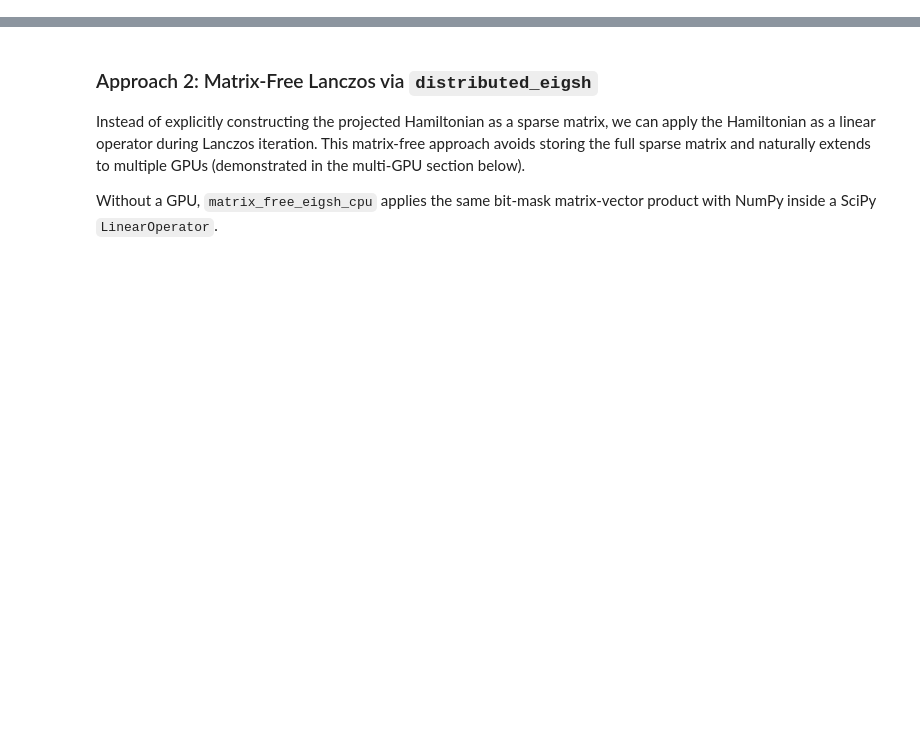
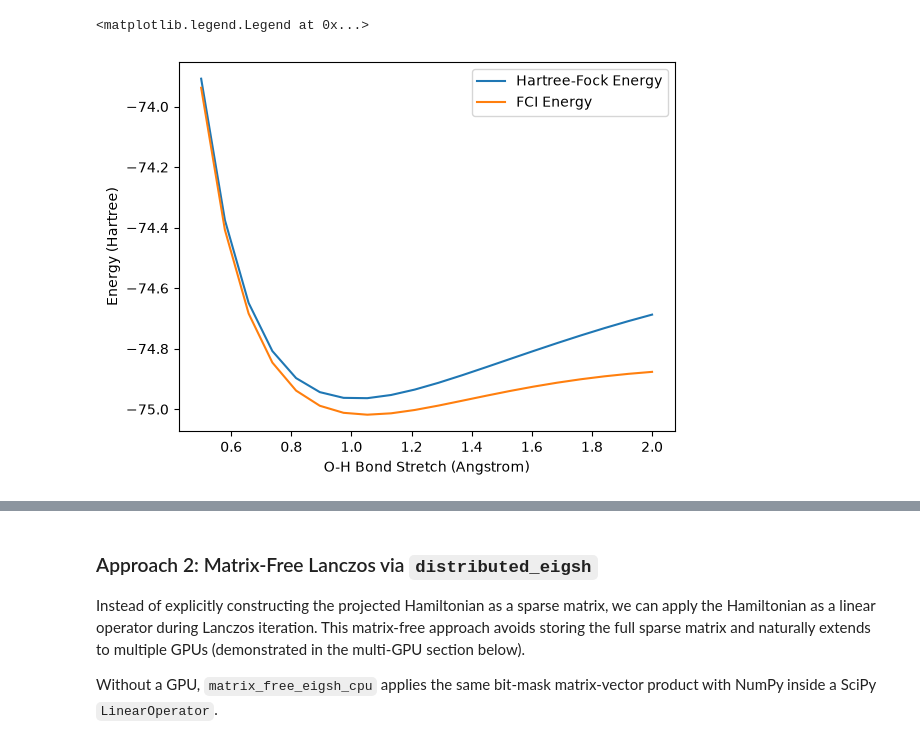
Before and after one commit to zohimchandani/sc26_quantum_tutorial, a Jupyter notebook: II_SKQD/skqd.ipynb, the cells around one changed output, grey strips where cells are left out. Drawn from its saved outputs; the diff is of its cells as text; code cells hidden in the pictures; blank space fills up the shorter version.

```diff
--- a/II_SKQD/skqd.ipynb
+++ b/II_SKQD/skqd.ipynb
@@ -101,0 +116,23 @@ One random sequence is drawn and reused as $U$ for every Krylov power, so the Kr
+# %%
+from openfermion import MolecularData
+from openfermionpyscf import run_pyscf
+
+# Start with coordinates of a molecule's atoms.
+geometry = water_geometry(bond_stretch=1.0)
+print(f"{geometry=}")
+
+# Run Hartree-Fock to get the Hamiltonian coefficients.
+# - We also run Full Configuration Interaction (FCI) which acts as our ground truth for the energy.
+molecule = run_pyscf(MolecularData(geometry, basis="sto-3g", multiplicity=1, charge=0),
+                     run_scf=True, run_fci=True)
+
+hartree_fock_energy = molecule.hf_energy
+exact_ground_state_energy = molecule.fci_energy
+
+if molecule.n_qubits >= 63:
+    raise ValueError(f"Vectorized implementation of postprocessing supports max 62 qubits due to int64 packing. Requested: {molecule.n_qubits}")
+
+print()
+print(f"Hatree-Fock energy: {hartree_fock_energy:.6f} Hartree")
+print(f"Exact ground state energy: {exact_ground_state_energy:.6f} Hartree")
+print(f"Correlation energy: {hartree_fock_energy - exact_ground_state_energy:.6f} Hartree ({-100 * (hartree_fock_energy - exact_ground_state_energy) / exact_ground_state_energy:.2f}%)")
@@ -101,0 +151,23 @@ One random sequence is drawn and reused as $U$ for every Krylov power, so the Kr
+# %%
+import matplotlib.pyplot as plt
+
+bond_stretches = np.linspace(0.5, 2.0, 20)
+hf_energies = []
+fci_energies = []
+
+for b in bond_stretches:
+    g = water_geometry(bond_stretch=b)
+    molecule = run_pyscf(MolecularData(g, basis="sto-3g", multiplicity=1, charge=0),
+                         run_scf=True, run_fci=True)
+    hf_energies.append(molecule.hf_energy)
+    fci_energies.append(molecule.fci_energy)
+
+
+plt.plot(bond_stretches, hf_energies, label="Hartree-Fock Energy")
+plt.plot(bond_stretches, fci_energies, label="FCI Energy")
+plt.ylabel("Energy (Hartree)")
+plt.xlabel("O-H Bond Stretch (Angstrom)")
+plt.legend()
+# %% [output]
+<matplotlib.legend.Legend at 0x...>
+[figure, added]
```
Also changed, not shown: parts of 29 cells of this notebook, 7 other files.
